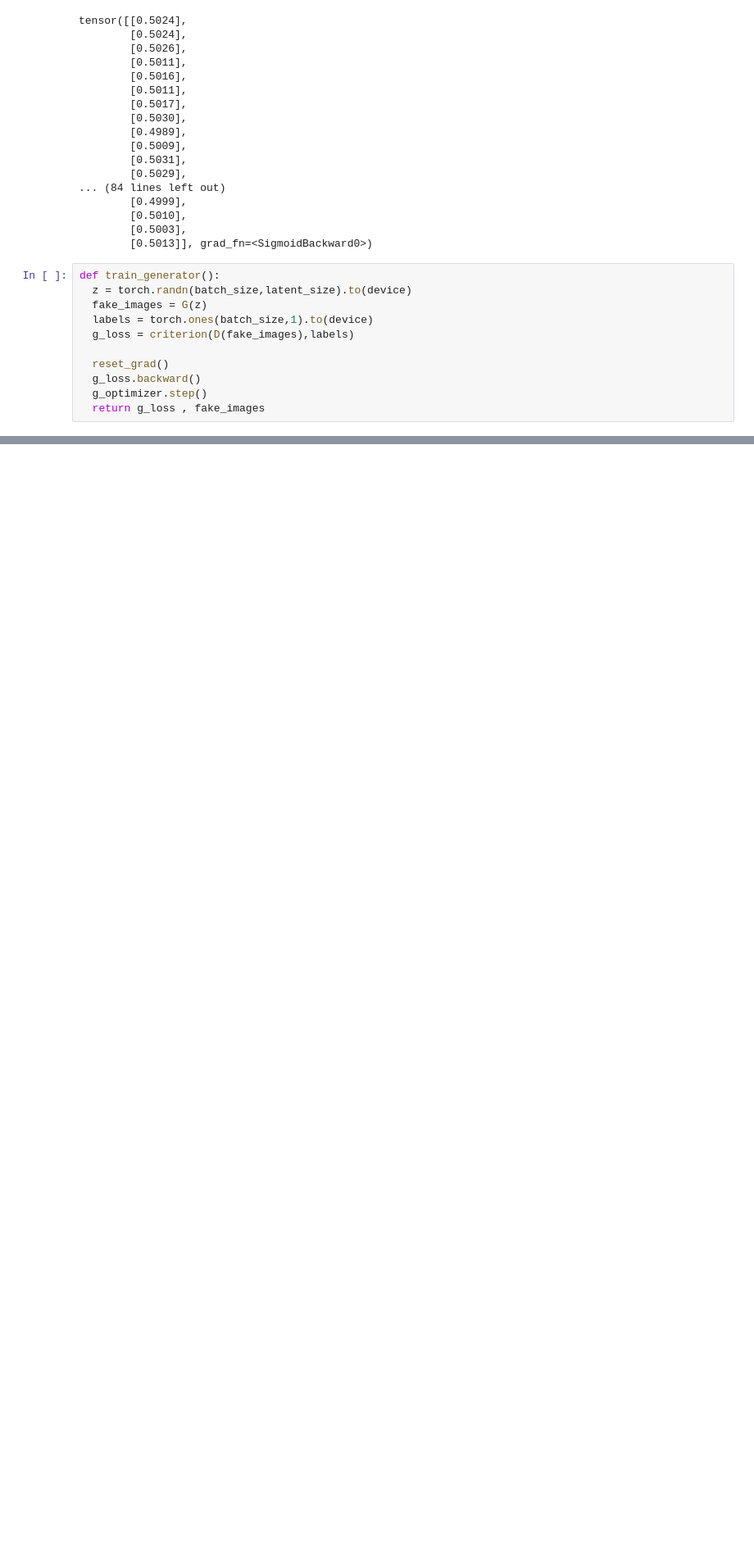
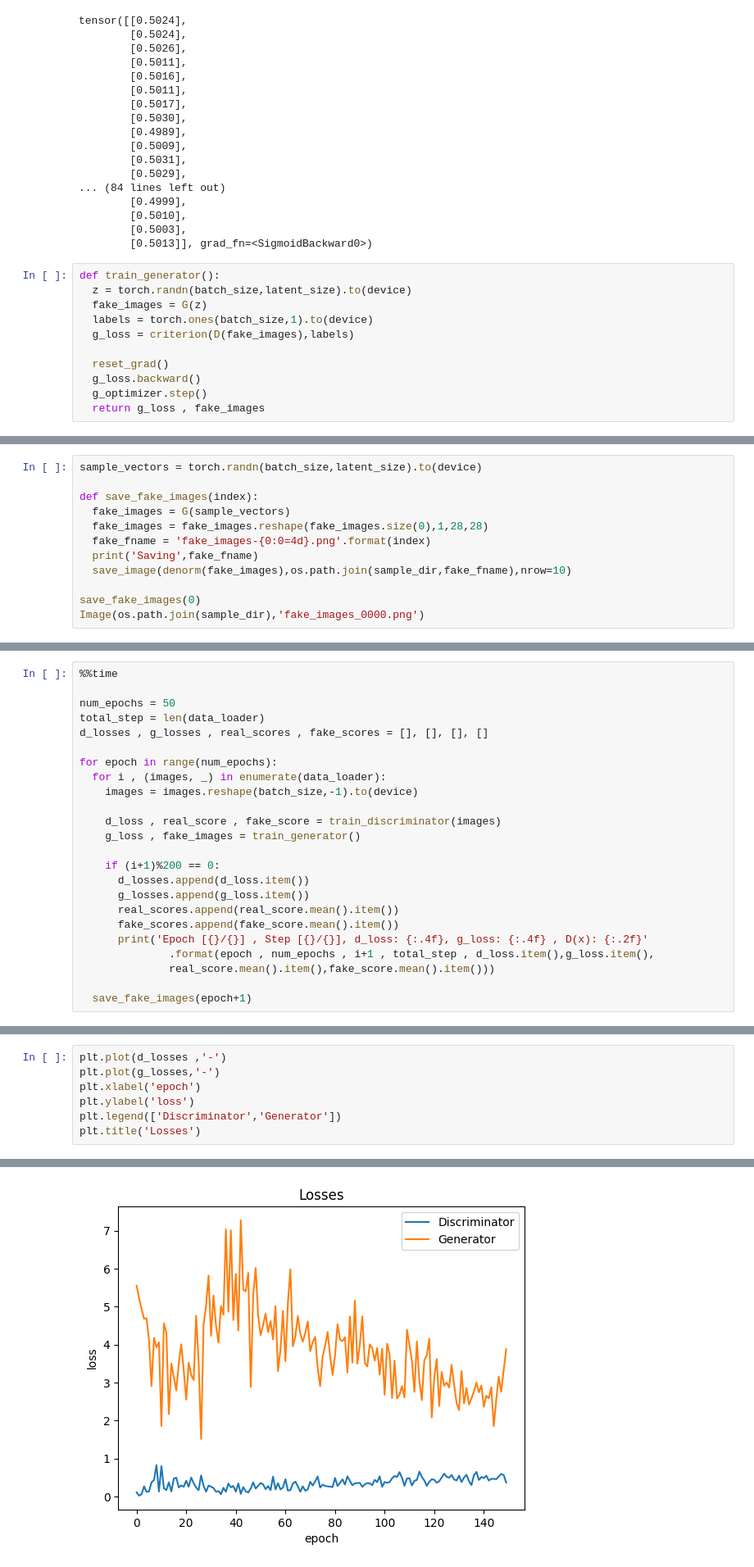
Before and after one commit to PalakAggarwal13/PyTorch-DeepLearning, a Jupyter notebook: PyTorch_DeepLearning.ipynb, the cells around one changed output, grey strips where cells are left out. Shown at 82% size. Drawn from its saved outputs; the diff is of its cells as text; blank space fills up the shorter version.

```diff
--- a/PyTorch_DeepLearning.ipynb
+++ b/PyTorch_DeepLearning.ipynb
@@ -1630,0 +1651,12 @@ def train_generator():
+# %%
+sample_vectors = torch.randn(batch_size,latent_size).to(device)
+
+def save_fake_images(index):
+  fake_images = G(sample_vectors)
+  fake_images = fake_images.reshape(fake_images.size(0),1,28,28)
+  fake_fname = 'fake_images-{0:0=4d}.png'.format(index)
+  print('Saving',fake_fname)
+  save_image(denorm(fake_images),os.path.join(sample_dir,fake_fname),nrow=10)
+
+save_fake_images(0)
+Image(os.path.join(sample_dir),'fake_images_0000.png')
@@ -1630,0 +1666,24 @@ def train_generator():
+# %%
+%%time
+
+num_epochs = 50
+total_step = len(data_loader)
+d_losses , g_losses , real_scores , fake_scores = [], [], [], []
+
+for epoch in range(num_epochs):
+  for i , (images, _) in enumerate(data_loader):
+    images = images.reshape(batch_size,-1).to(device)
+
+    d_loss , real_score , fake_score = train_discriminator(images)
+    g_loss , fake_images = train_generator()
+
+    if (i+1)%200 == 0:
+      d_losses.append(d_loss.item())
+      g_losses.append(g_loss.item())
+      real_scores.append(real_score.mean().item())
+      fake_scores.append(fake_score.mean().item())
+      print('Epoch [{}/{}] , Step [{}/{}], d_loss: {:.4f}, g_loss: {:.4f} , D(x): {:.2f}'
+              .format(epoch , num_epochs , i+1 , total_step , d_loss.item(),g_loss.item(),
+              real_score.mean().item(),fake_score.mean().item()))
+
+  save_fake_images(epoch+1)
@@ -1630,0 +1747,8 @@ def train_generator():
+# %%
+plt.plot(d_losses ,'-')
+plt.plot(g_losses,'-')
+plt.xlabel('epoch')
+plt.ylabel('loss')
+plt.legend(['Discriminator','Generator'])
+plt.title('Losses')
+# %% [output]
@@ -1630,0 +1756 @@ def train_generator():
+[figure, added]
```
Also changed, not shown: parts of 11 cells of this notebook.
